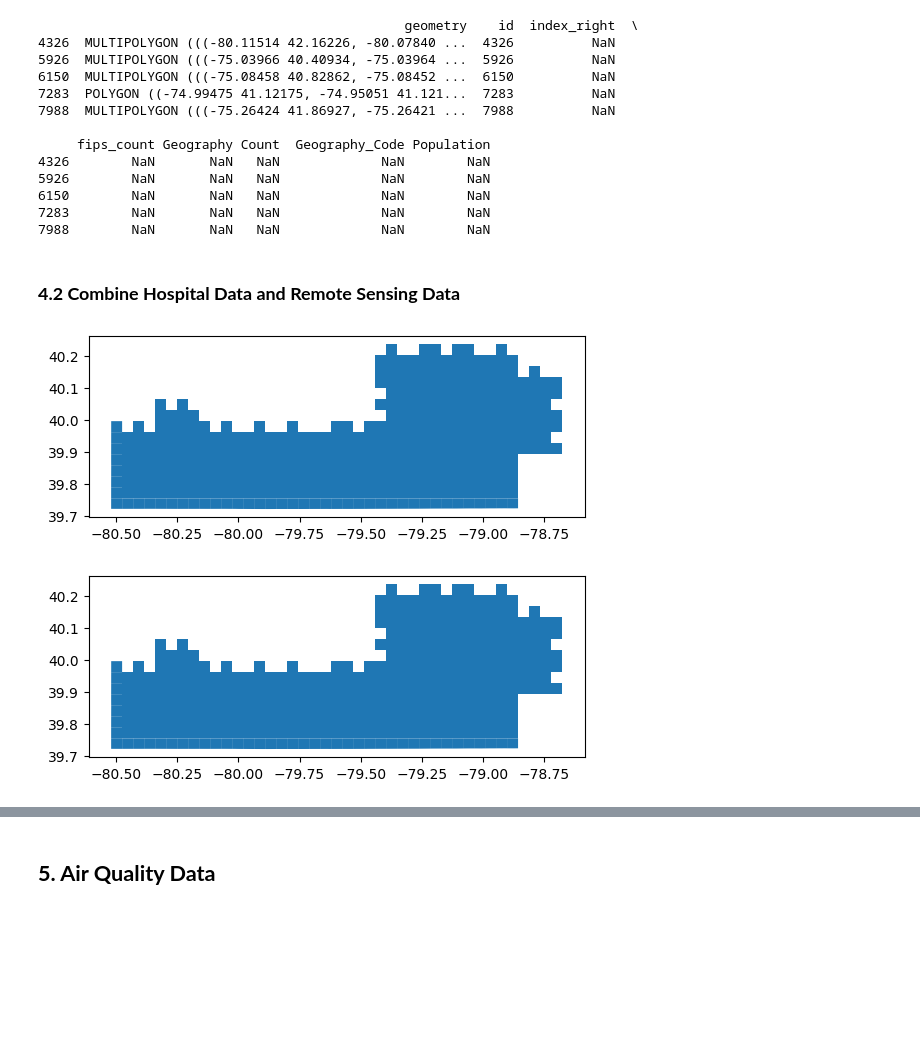
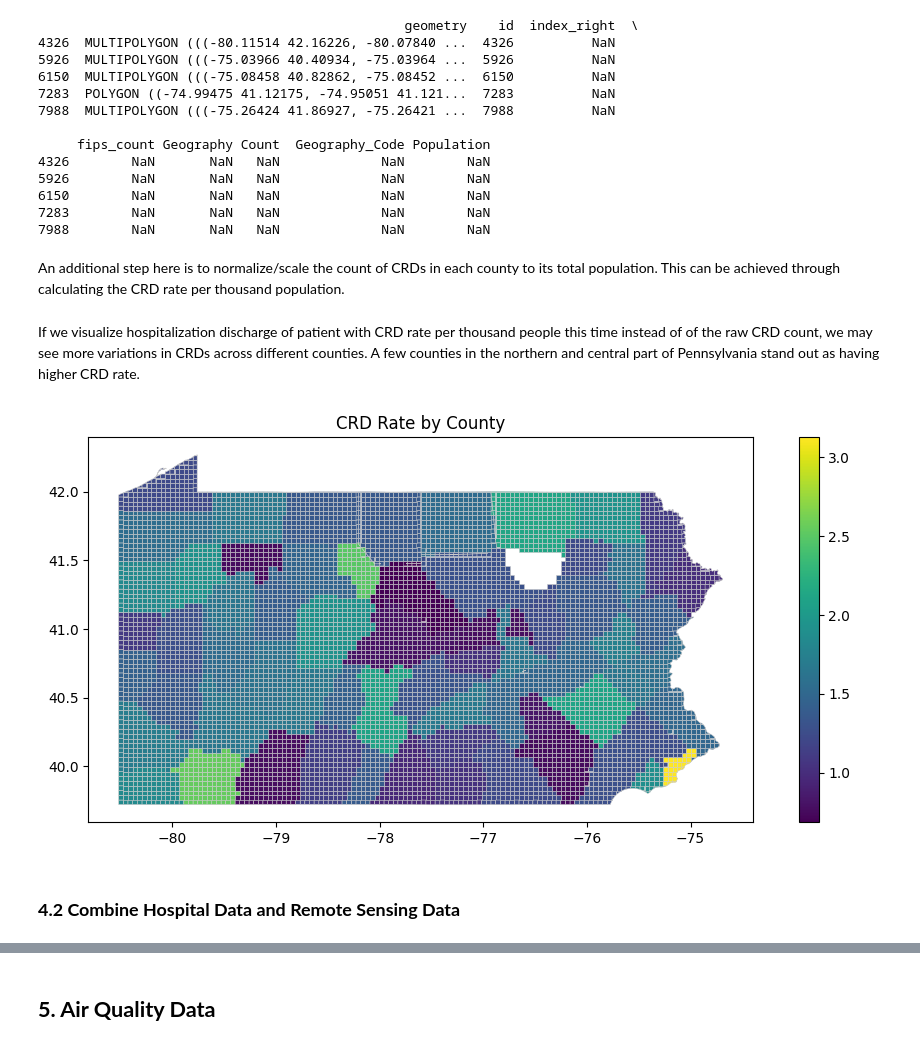
Before and after one commit to emilyzhou112/MUSA6500-Pennsylvania-CRD, a Jupyter notebook: code/PA-CRD-2024.ipynb, the cells around one changed output, grey strips where cells are left out. Saved outputs shown, nothing was run; the diff lists cells and outputs as text; code cells hidden in the pictures; blank space fills up the shorter version.

```diff
--- a/code/PA-CRD-2024.ipynb
+++ b/code/PA-CRD-2024.ipynb
@@ -855,22 +911,22 @@ print(null_rows)
 6150        NaN       NaN   NaN             NaN        NaN
 7283        NaN       NaN   NaN             NaN        NaN
 7988        NaN       NaN   NaN             NaN        NaN
+# %% [markdown]
+An additional step here is to normalize/scale the count of CRDs in each county to its total population. This can be achieved through calculating the CRD rate per thousand population.
 # %%
+fishnet_discharge['Count'] = fishnet_discharge['Count'].str.replace(',', '')
 fishnet_discharge['Count'] = pd.to_numeric(fishnet_discharge['Count'], errors='coerce')
 fishnet_discharge['Population'] = fishnet_discharge['Population'].str.replace(',', '')
 fishnet_discharge['Population'] = pd.to_numeric(fishnet_discharge['Population'], errors='coerce')
 fishnet_discharge['CRD_Rate'] = fishnet_discharge['Count'] / fishnet_discharge['Population'] * 1000
+# %% [markdown]
+If we visualize hospitalization discharge of patient with CRD rate per thousand people this time instead of of the raw CRD count, we may see more variations in CRDs across different counties. A few counties in the northern and central part of Pennsylvania stand out as having higher CRD rate.
+# %%
+fig, ax = plt.subplots(1, 1, figsize=(12, 5))
+fishnet_discharge.plot(column='CRD_Rate', cmap='viridis', linewidth=0.4, ax=ax, edgecolor='0.8', legend=True)
+plt.title('CRD Rate by County')
+plt.show()
+# %% [output]
+[figure, added]
 # %% [markdown]
 ### **4.2 Combine Hospital Data and Remote Sensing Data**
-# %%
-filtered_net = fishnet_discharge.head(400)
-filtered_net.plot()
-plt.show()
-# %% [output]
-[figure, removed]
-# %%
-filtered_spring = spring_final_geom.head(400)
-filtered_spring.plot()
-plt.show()
-# %% [output]
-[figure, removed]
```
Also changed, not shown: parts of 33 cells of this notebook.
